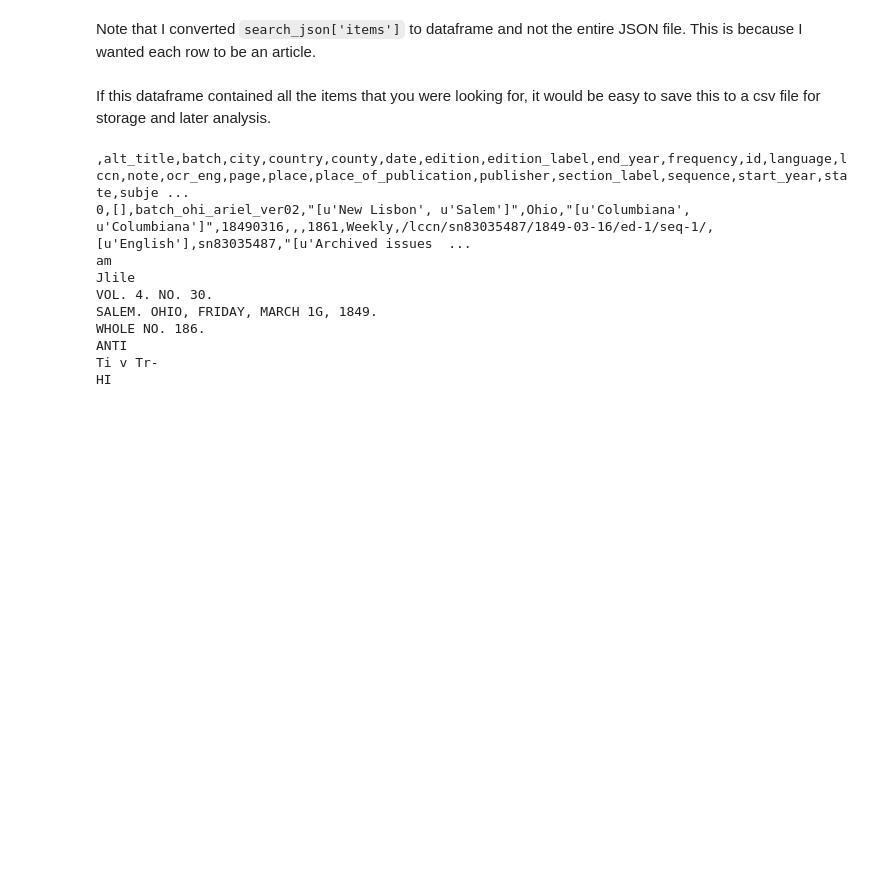
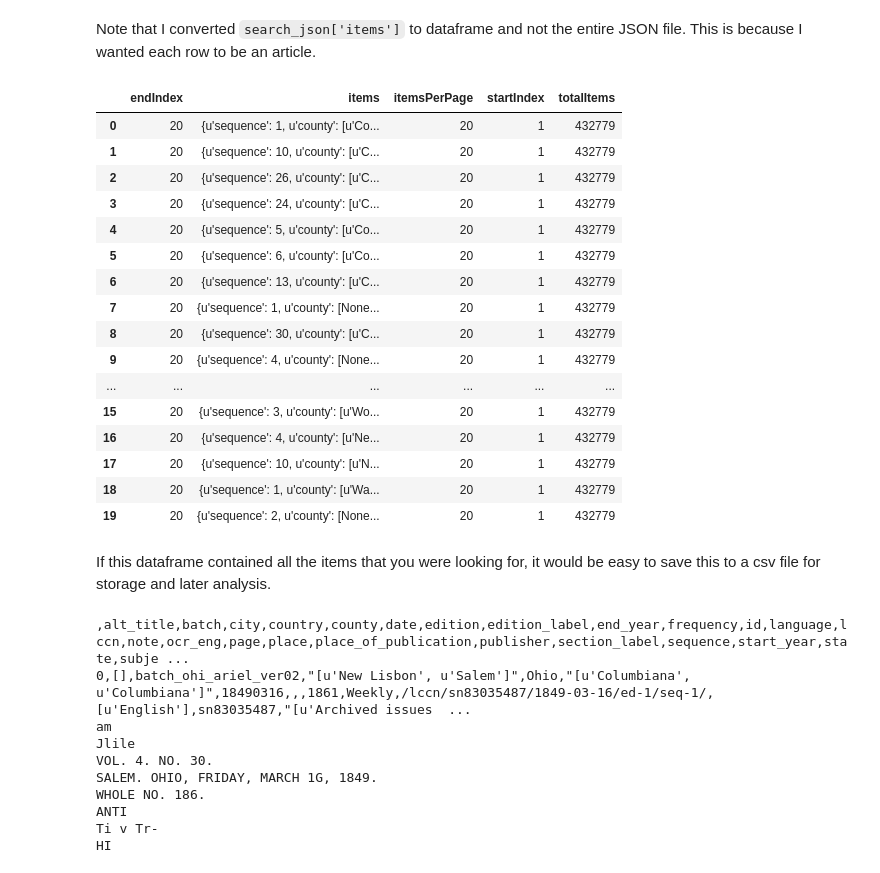
Before and after one commit to nealcaren/CSSS-CABD, a Jupyter notebook: Session03-API.ipynb, the cells around one changed output. Saved outputs shown, nothing was run; the diff lists cells and outputs as text; code cells hidden in the pictures; blank space fills up the shorter version.

```diff
--- a/Session03-API.ipynb
+++ b/Session03-API.ipynb
@@ -101,6 +109,26 @@ df.head(6)
 | 5 | [] | batch_iune_foxtrot_ver01 | [Chicago] | Illinois | [Cook County] | 19130308 | None | NOON EDITION | 1917 | Daily (except Sunday and holidays) | ... |
 # %% [markdown]
 Note that I converted `search_json['items']` to  dataframe and not the entire JSON file. This is because I wanted each row to be an article.
+# %%
+pd.DataFrame(search_json)
+# %% [output]
+|  | endIndex | items | itemsPerPage | startIndex | totalItems |
+| 0 | 20 | {u'sequence': 1, u'county': [u'Co... | 20 | 1 | 432779 |
+| 1 | 20 | {u'sequence': 10, u'county': [u'C... | 20 | 1 | 432779 |
+| 2 | 20 | {u'sequence': 26, u'county': [u'C... | 20 | 1 | 432779 |
+| 3 | 20 | {u'sequence': 24, u'county': [u'C... | 20 | 1 | 432779 |
+| 4 | 20 | {u'sequence': 5, u'county': [u'Co... | 20 | 1 | 432779 |
+| 5 | 20 | {u'sequence': 6, u'county': [u'Co... | 20 | 1 | 432779 |
+| 6 | 20 | {u'sequence': 13, u'county': [u'C... | 20 | 1 | 432779 |
+| 7 | 20 | {u'sequence': 1, u'county': [None... | 20 | 1 | 432779 |
+| 8 | 20 | {u'sequence': 30, u'county': [u'C... | 20 | 1 | 432779 |
+| 9 | 20 | {u'sequence': 4, u'county': [None... | 20 | 1 | 432779 |
+| ... | ... | ... | ... | ... | ... |
+| 15 | 20 | {u'sequence': 3, u'county': [u'Wo... | 20 | 1 | 432779 |
+| 16 | 20 | {u'sequence': 4, u'county': [u'Ne... | 20 | 1 | 432779 |
+| 17 | 20 | {u'sequence': 10, u'county': [u'N... | 20 | 1 | 432779 |
+| 18 | 20 | {u'sequence': 1, u'county': [u'Wa... | 20 | 1 | 432779 |
+| 19 | 20 | {u'sequence': 2, u'county': [None... | 20 | 1 | 432779 |
 # %% [markdown]
 If this dataframe contained all the items that you were looking for, it would be easy to save this to a csv file for storage and later analysis.
 # %%
```
Also changed, not shown: parts of 10 cells of this notebook, 4 other files.
